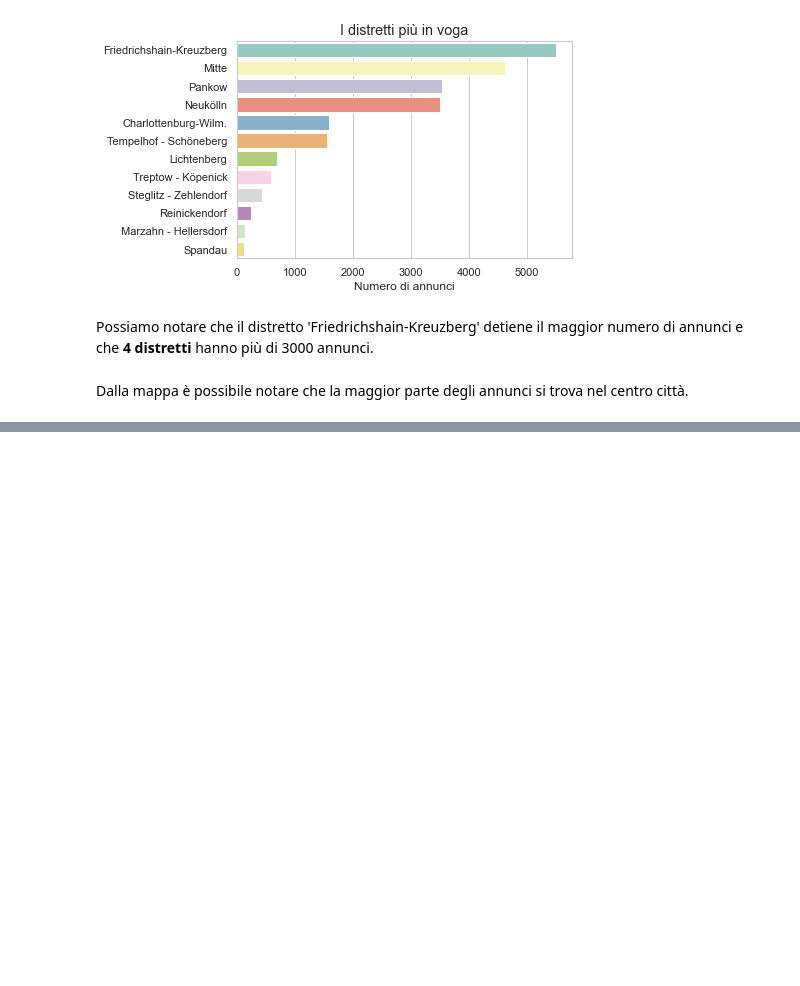
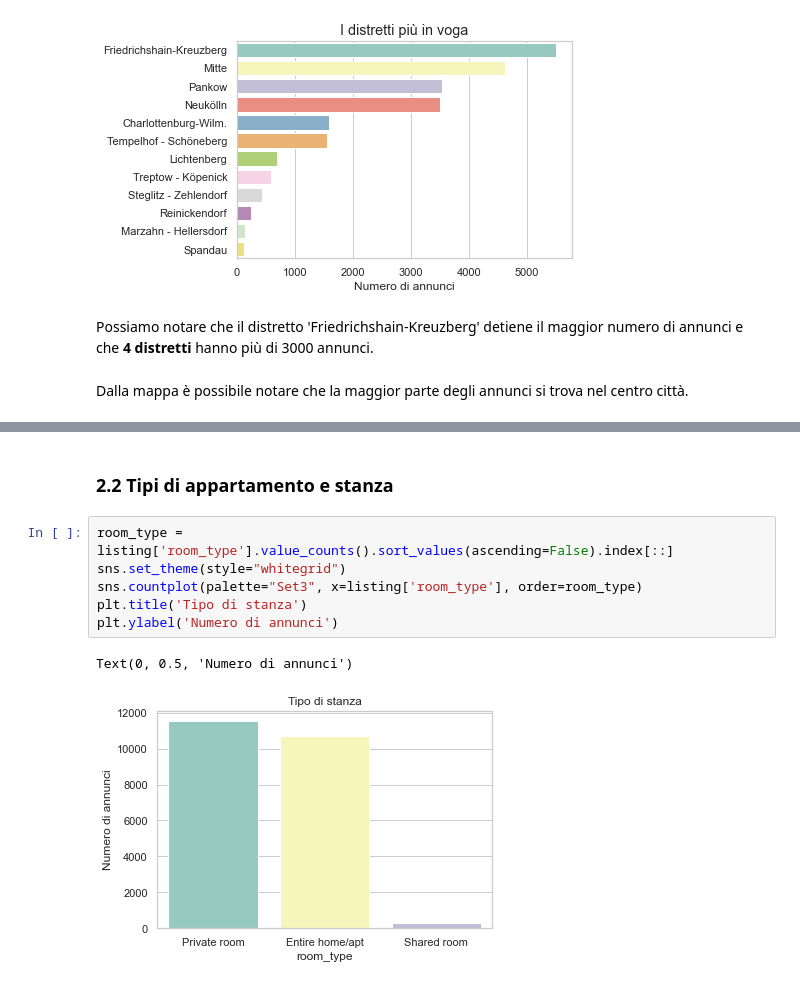
Before and after one commit to ff225/DataAnalytics, a Jupyter notebook: BerlinAirBnb.ipynb, the cells around one changed output, grey strips where cells are left out. Drawn from its saved outputs; the diff is of its cells as text; blank space fills up the shorter version.

```diff
--- a/BerlinAirBnb.ipynb
+++ b/BerlinAirBnb.ipynb
@@ -159,3 +158,14 @@ FastMarkerCluster(data=locations).add_to(map1)
 map1
 # %% [output]
 [interactive output not drawn]
+# %% [markdown]
+### 2.2 Tipi di appartamento e stanza
+# %%
+room_type = listing['room_type'].value_counts().sort_values(ascending=False).index[::]
+sns.set_theme(style="whitegrid")
+sns.countplot(palette="Set3", x=listing['room_type'], order=room_type)
+plt.title('Tipo di stanza')
+plt.ylabel('Numero di annunci')
+# %% [output]
+Text(0, 0.5, 'Numero di annunci')
+[figure, added]
```
Also changed, not shown: parts of 4 cells of this notebook.
